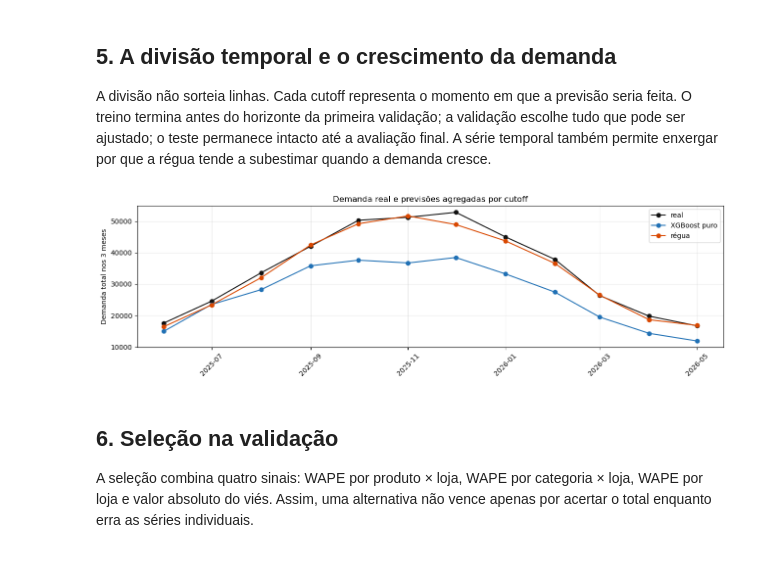
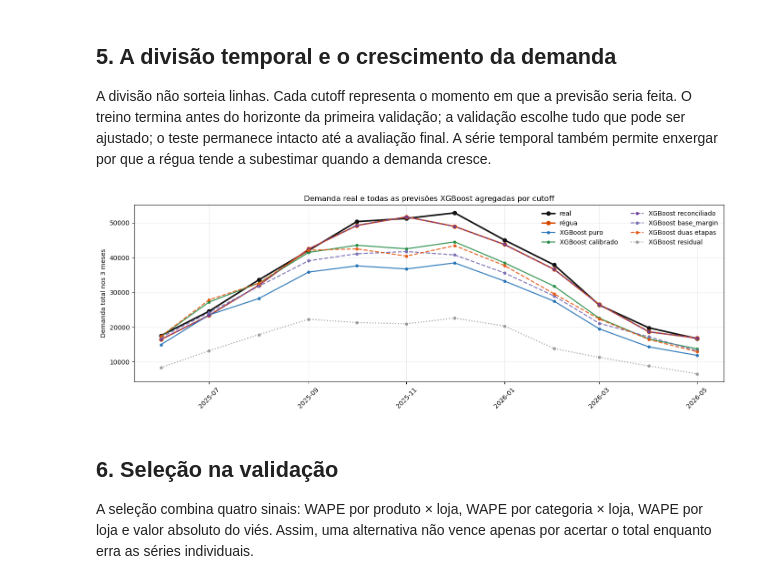
Before and after one commit to gusdiaso/lh_nautical_athena, a Jupyter notebook: notebooks/ml/05_modelo_xgboost.ipynb, the cells around one changed output. Cells and saved outputs as stored; diff of their text form; code cells hidden in the pictures.

Commit message:
Add aggregate comparison plot for XGBoost variants

```diff
--- a/notebooks/ml/05_modelo_xgboost.ipynb
+++ b/notebooks/ml/05_modelo_xgboost.ipynb
@@ -149,21 +149,40 @@ plt.show()
 
 A divisão não sorteia linhas. Cada cutoff representa o momento em que a previsão seria feita. O treino termina antes do horizonte da primeira validação; a validação escolhe tudo que pode ser ajustado; o teste permanece intacto até a avaliação final. A série temporal também permite enxergar por que a régua tende a subestimar quando a demanda cresce.
 # %%
-by_cutoff = (test_predictions.assign(cutoff=pd.to_datetime(test_predictions['cutoff']))
-             .groupby('cutoff')[['target_3m', 'pred_xgboost', BASELINE]].sum().reset_index())
-fig, ax = plt.subplots(figsize=(13, 4))
-ax.plot(by_cutoff['cutoff'], by_cutoff['target_3m'], marker='o', label='real', color='#111111')
-ax.plot(by_cutoff['cutoff'], by_cutoff['pred_xgboost'], marker='o', label='XGBoost puro', color='#2171b5')
-ax.plot(by_cutoff['cutoff'], by_cutoff[BASELINE], marker='o', label='régua', color='#d94801')
-ax.set_title('Demanda real e previsões agregadas por cutoff')
+by_cutoff = (
+    test_predictions.assign(cutoff=pd.to_datetime(test_predictions['cutoff']))
+    .groupby('cutoff')[['target_3m', 'pred_xgboost', BASELINE,
+                        'pred_calibrated', 'pred_reconciled', 'pred_residual',
+                        'pred_base_margin', 'pred_two_stage']]
+    .sum()
+    .reset_index()
+)
+fig, ax = plt.subplots(figsize=(14, 5))
+ax.plot(by_cutoff['cutoff'], by_cutoff['target_3m'], marker='o', linewidth=2.5,
+        label='real', color='#111111')
+ax.plot(by_cutoff['cutoff'], by_cutoff[BASELINE], marker='o', linewidth=2.2,
+        label='régua', color='#d94801')
+series = {
+    'pred_xgboost': ('XGBoost puro', '#2171b5', '-'),
+    'pred_calibrated': ('XGBoost calibrado', '#238b45', '-'),
+    'pred_reconciled': ('XGBoost reconciliado', '#6a3d9a', '--'),
+    'pred_base_margin': ('XGBoost base_margin', '#756bb1', '--'),
+    'pred_two_stage': ('XGBoost duas etapas', '#e6550d', '--'),
+    'pred_residual': ('XGBoost residual', '#969696', ':'),
+}
+for column, (label, color, linestyle) in series.items():
+    if column in by_cutoff:
+        ax.plot(by_cutoff['cutoff'], by_cutoff[column], marker='o', markersize=4,
+                linewidth=1.7, linestyle=linestyle, label=label, color=color, alpha=.9)
+ax.set_title('Demanda real e todas as previsões XGBoost agregadas por cutoff')
 ax.set_ylabel('Demanda total nos 3 meses')
-ax.legend()
+ax.legend(ncol=2, frameon=False)
 ax.grid(alpha=.25)
 plt.xticks(rotation=45)
 plt.tight_layout()
 plt.show()
 # %% [output]
-[figure, old version]
+[figure, new version]
 # %% [markdown]
 ## 6. Seleção na validação
 
```
